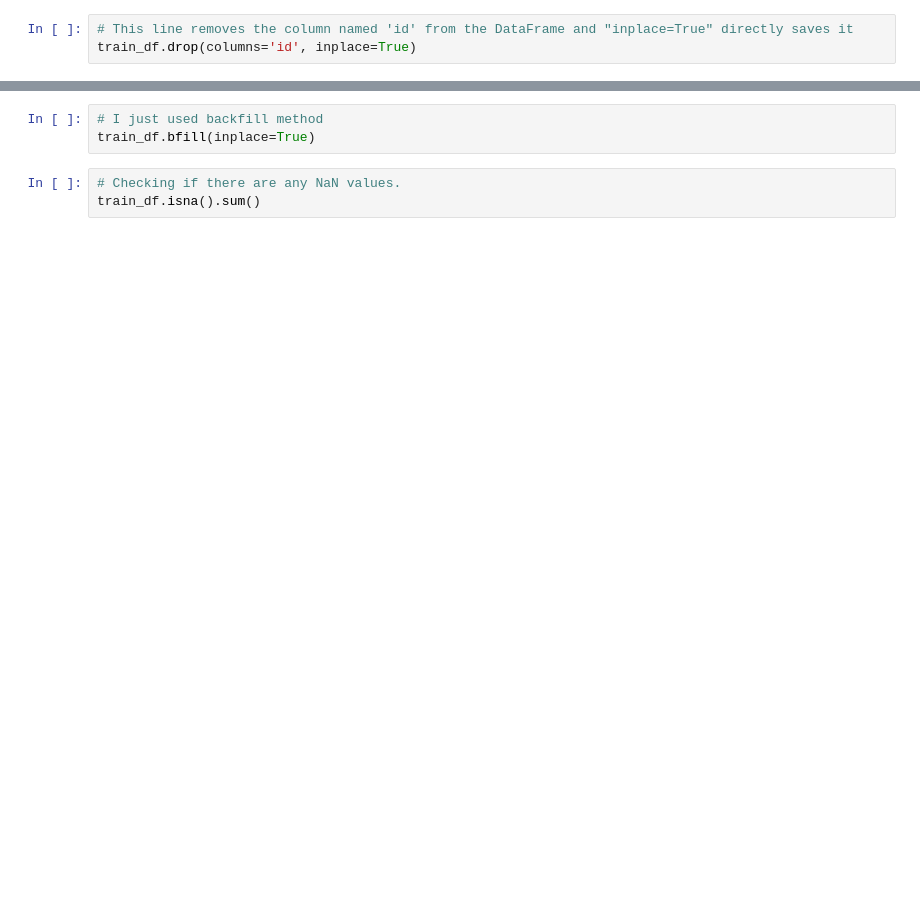
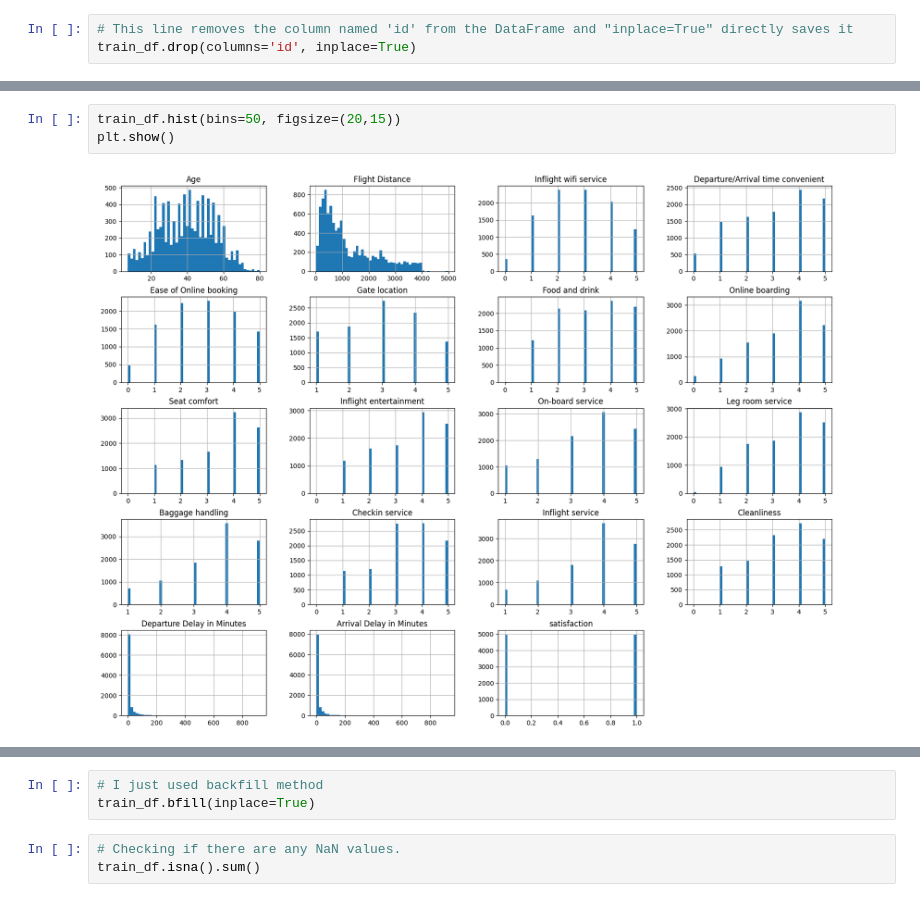
Before and after one commit to amirbek-akramov/SatisfactionOfAirlinePassengers, a Jupyter notebook: Jupyter_Notebook.ipynb, the cells around one changed output, grey strips where cells are left out. Saved outputs shown, nothing was run; the diff lists cells and outputs as text; blank space fills up the shorter version.

```diff
--- a/Jupyter_Notebook.ipynb
+++ b/Jupyter_Notebook.ipynb
@@ -39,3 +118,8 @@ train_df.info()
+# %%
+train_df.hist(bins=50, figsize=(20,15))
+plt.show()
+# %% [output]
+[figure, added]
 # %%
 # There is small number of NaN values in the train_df
 train_df.isna().sum()
```
Also changed, not shown: parts of 20 cells of this notebook.
